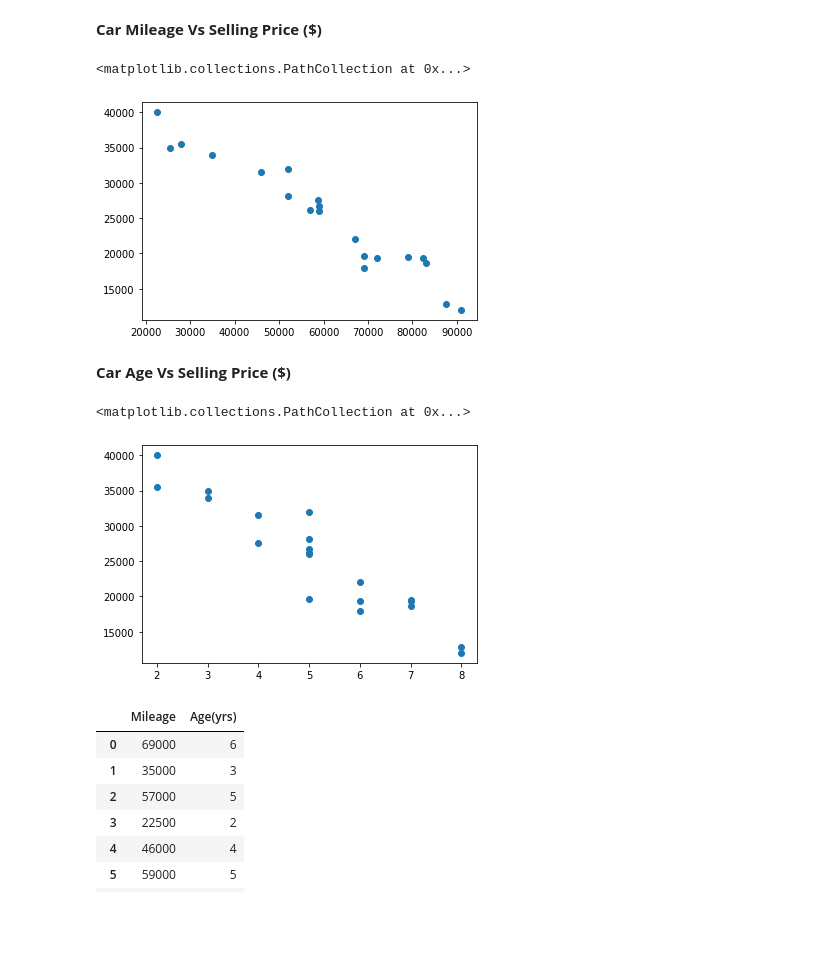
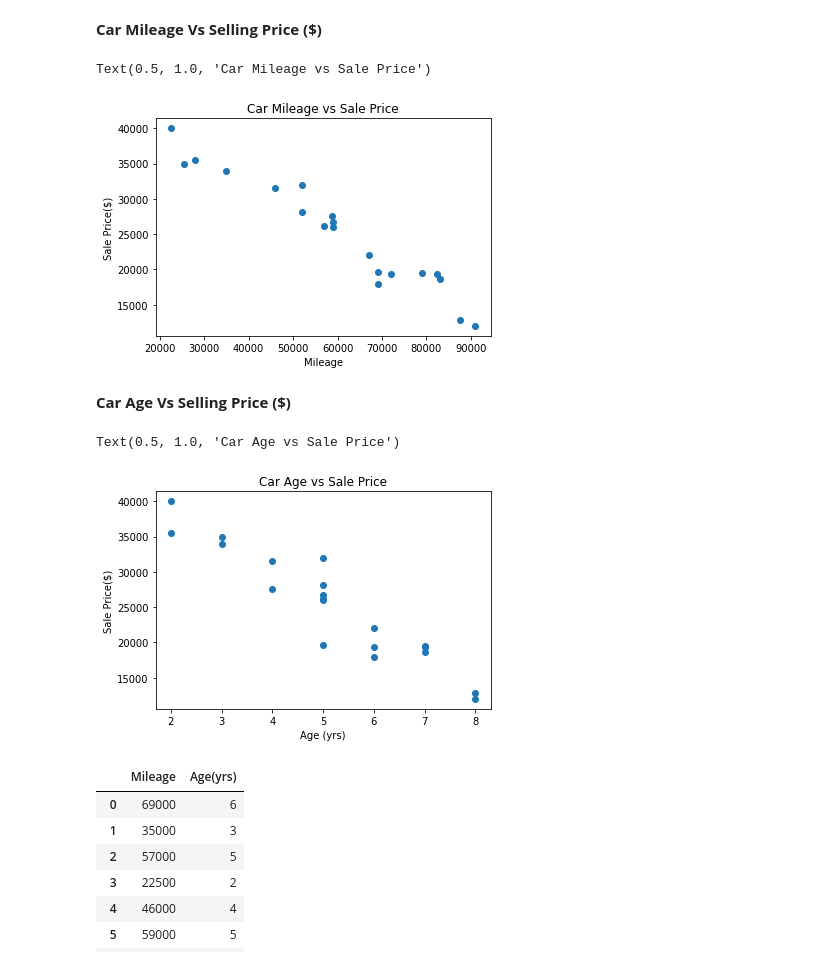
Before and after one commit to likhitam/Data_Analytics_Projects, a Jupyter notebook: MLPython_TrainTest.ipynb, the cells around one changed output. Cells and saved outputs as stored; diff of their text form; code cells hidden in the pictures; blank space fills up the shorter version.

Commit message:
Added labels to graphs

```diff
--- a/MLPython_TrainTest.ipynb
+++ b/MLPython_TrainTest.ipynb
@@ -20,16 +20,22 @@ import matplotlib.pyplot as plt
 **Car Mileage Vs Selling Price ($)**
 # %%
 plt.scatter(df['Mileage'], df['Sell Price($)'])
+plt.xlabel('Mileage')
+plt.ylabel('Sale Price($)')
+plt.title("Car Mileage vs Sale Price")
 # %% [output]
-<matplotlib.collections.PathCollection at 0x...>
+Text(0.5, 1.0, 'Car Mileage vs Sale Price')
-[figure, old version]
+[figure, new version]
 # %% [markdown]
 **Car Age Vs Selling Price ($)**
 # %%
 plt.scatter(df['Age(yrs)'], df['Sell Price($)'])
+plt.xlabel('Age (yrs)')
+plt.ylabel('Sale Price($)')
+plt.title("Car Age vs Sale Price")
 # %% [output]
-<matplotlib.collections.PathCollection at 0x...>
+Text(0.5, 1.0, 'Car Age vs Sale Price')
-[figure, old version]
+[figure, new version]
 # %%
 # Define dependant and Independent Variables
 x = df[['Mileage', 'Age(yrs)']]
```
